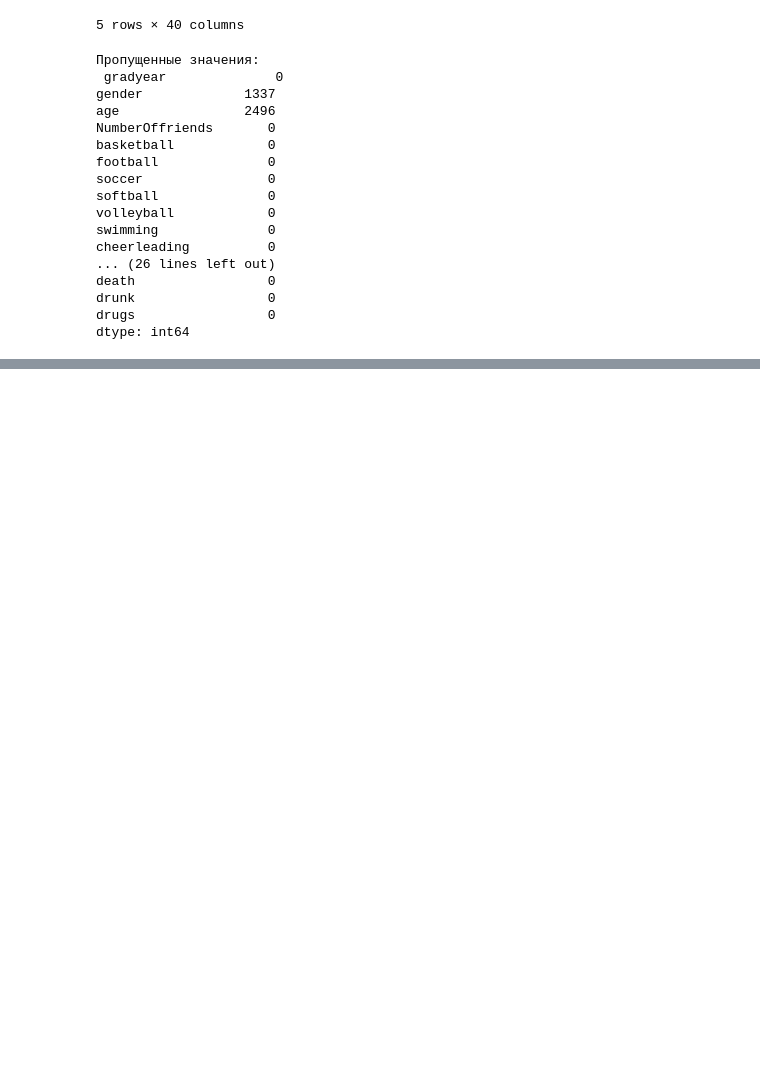
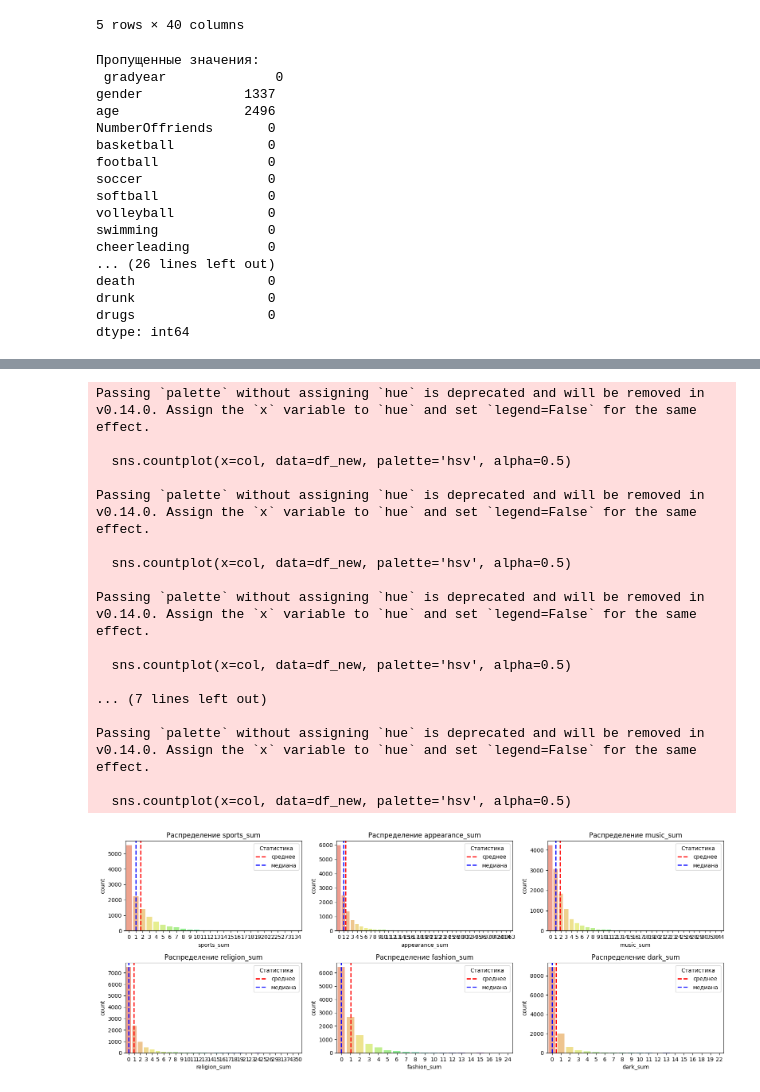
Before and after one commit to vital228/SHAD_MTS_24_25, a Jupyter notebook: maths/misis/Домашняя_работа_1.ipynb, the cells around one changed output, grey strips where cells are left out. Saved outputs shown, nothing was run; the diff lists cells and outputs as text; code cells hidden in the pictures; blank space fills up the shorter version.

```diff
--- a/maths/misis/Домашняя_работа_1.ipynb
+++ b/maths/misis/Домашняя_работа_1.ipynb
@@ -84,0 +85,36 @@ df_new
+# %%
+import matplotlib.pyplot as plt
+import seaborn as sns
+plt.figure(figsize=(16, 12))
+for i, col in enumerate(df_new.columns):
+    plt.subplot(4, 3, i+1)
+    if df_new[col].nunique() < 100:
+        sns.countplot(x=col, data=df_new, palette='hsv', alpha=0.5)
+    else:
+        sns.kdeplot(df_new[col], fill=True, alpha=0.5)
+    plt.title(f'Распределение {col}')
+
+    plt.axvline(df_new[col].mean(), color='red', linestyle='dashed', linewidth=2, label='среднее')
+    plt.axvline(df_new[col].median(), color='blue', linestyle='dashed', linewidth=2, label='медиана')
+    plt.legend(loc='upper right', title='Статистика')
+plt.tight_layout()
+plt.show()
+# %% [output]
+Passing `palette` without assigning `hue` is deprecated and will be removed in v0.14.0. Assign the `x` variable to `hue` and set `legend=False` for the same effect.
+
+  sns.countplot(x=col, data=df_new, palette='hsv', alpha=0.5)
+
+Passing `palette` without assigning `hue` is deprecated and will be removed in v0.14.0. Assign the `x` variable to `hue` and set `legend=False` for the same effect.
+
+  sns.countplot(x=col, data=df_new, palette='hsv', alpha=0.5)
+
+Passing `palette` without assigning `hue` is deprecated and will be removed in v0.14.0. Assign the `x` variable to `hue` and set `legend=False` for the same effect.
+
+  sns.countplot(x=col, data=df_new, palette='hsv', alpha=0.5)
+
+... (7 lines left out)
+
+Passing `palette` without assigning `hue` is deprecated and will be removed in v0.14.0. Assign the `x` variable to `hue` and set `legend=False` for the same effect.
+
+  sns.countplot(x=col, data=df_new, palette='hsv', alpha=0.5)
+[figure, added]
```
Also changed, not shown: parts of 15 cells of this notebook.
